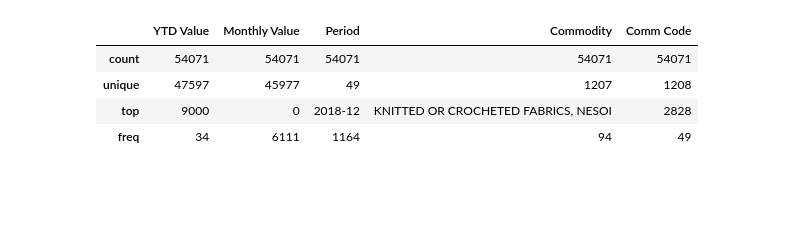
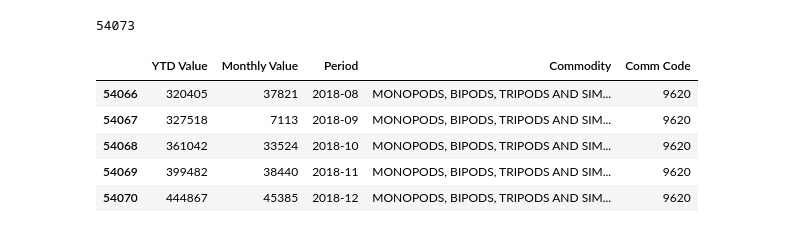
Before and after one commit to Sailendra-Mahapatra/Project2, a Jupyter notebook: Alex's Workbook/workbook.ipynb, the cells around one changed output. Drawn from its saved outputs; the diff is of its cells as text; code cells hidden in the pictures; blank space fills up the shorter version.

```diff
--- a/Alex's Workbook/workbook.ipynb
+++ b/Alex's Workbook/workbook.ipynb
@@ -50,5 +67,9 @@ JSONDecodeError: Expecting value: line 1 column 1 (char 0)
 # %%
 export_by_commodity = requests.get(f"{export_url}/hs?get=E_COMMODITY,E_COMMODITY_SDESC,ALL_VAL_MO,ALL_VAL_YR&key={api_key}&time=from+2015-01&COMM_LVL=HS4&CTY_CODE={china_code}").json()
+# %%
+len(export_by_commodity)
+# %% [output]
+54073
 # %%
 count = 1
 movalue = []
@@ -70,13 +91,14 @@ china_data = pd.DataFrame({"YTD Value" : yrvalue,
                           "Comm Code": code})
 # %%
 
-china_data.describe()
+china_data.tail()
 # %% [output]
 |  | YTD Value | Monthly Value | Period | Commodity | Comm Code |
-| count | 54071 | 54071 | 54071 | 54071 | 54071 |
-| unique | 47597 | 45977 | 49 | 1207 | 1208 |
-| top | 9000 | 0 | 2018-12 | KNITTED OR CROCHETED FABRICS, NESOI | 2828 |
-| freq | 34 | 6111 | 1164 | 94 | 49 |
+| 54066 | 320405 | 37821 | 2018-08 | MONOPODS, BIPODS, TRIPODS AND SIM... | 9620 |
+| 54067 | 327518 | 7113 | 2018-09 | MONOPODS, BIPODS, TRIPODS AND SIM... | 9620 |
+| 54068 | 361042 | 33524 | 2018-10 | MONOPODS, BIPODS, TRIPODS AND SIM... | 9620 |
+| 54069 | 399482 | 38440 | 2018-11 | MONOPODS, BIPODS, TRIPODS AND SIM... | 9620 |
+| 54070 | 444867 | 45385 | 2018-12 | MONOPODS, BIPODS, TRIPODS AND SIM... | 9620 |
 # %%
 engine = create_engine('sqlite:///../data/china_trade.db', echo=False)
 # %%
```
Also changed, not shown: parts of 8 cells of this notebook, 4 other files.
